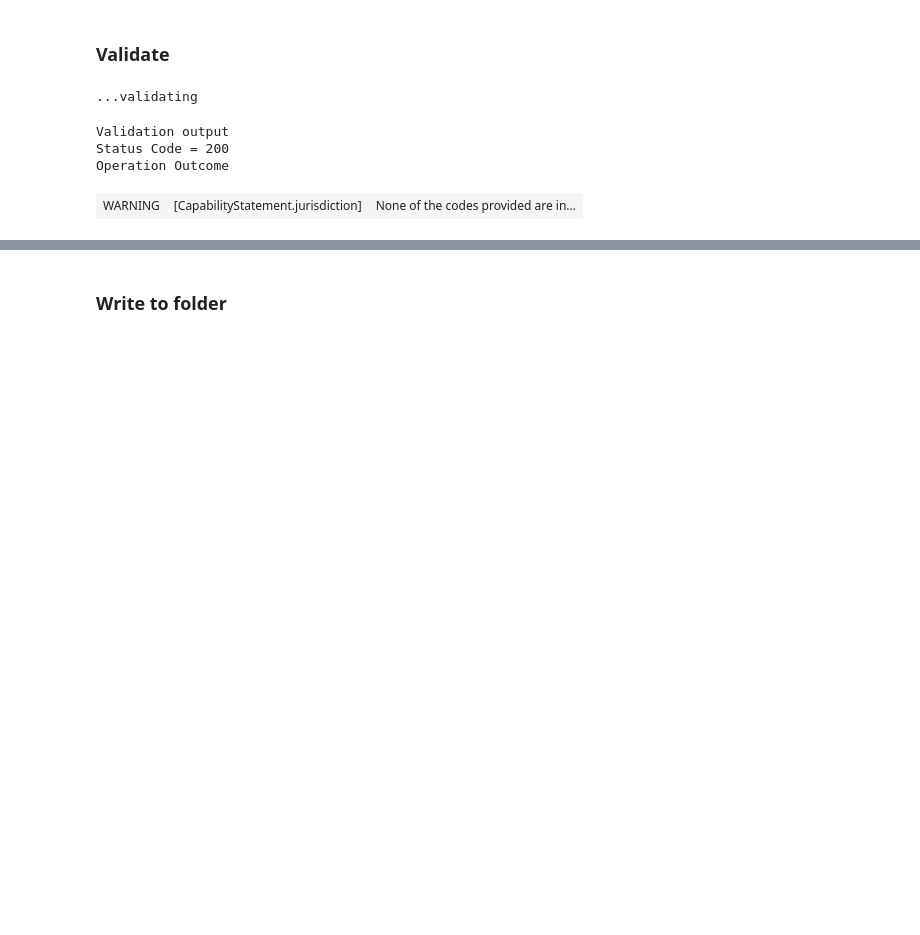
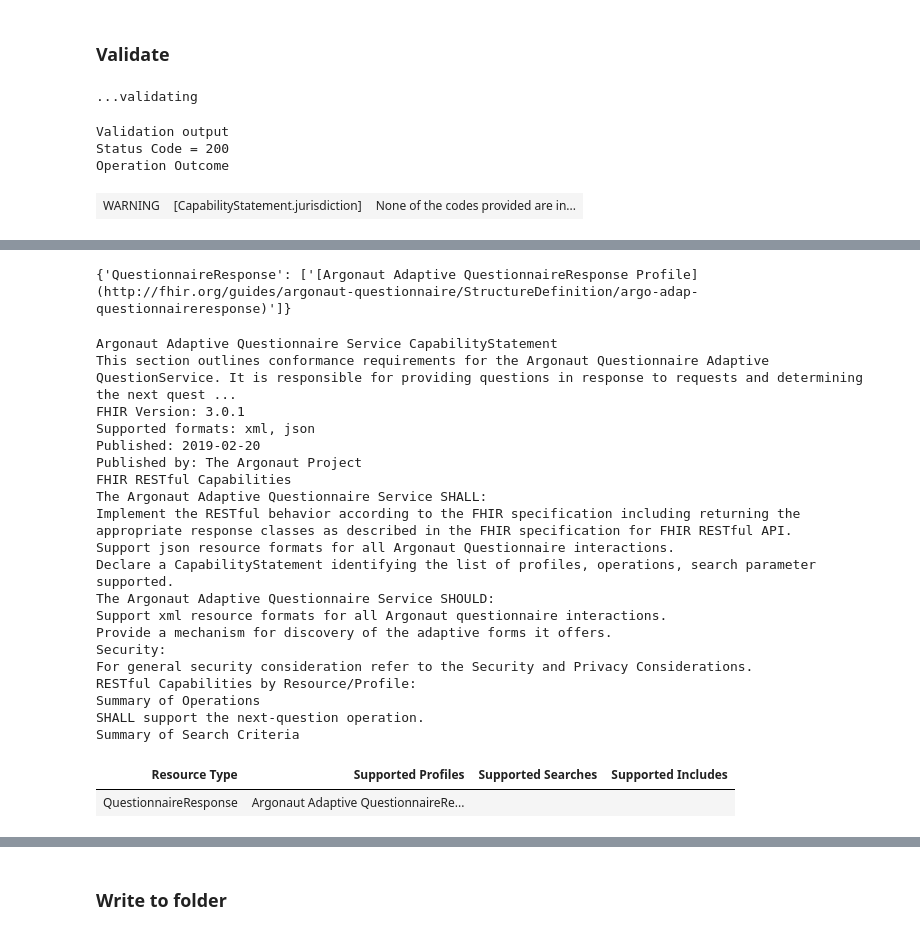
Before and after one commit to Healthedata1/MyNotebooks, a Jupyter notebook: CapStatement/CapStatement_Maker.ipynb, the cells around one changed output, grey strips where cells are left out. Cells and saved outputs as stored; diff of their text form; code cells hidden in the pictures; blank space fills up the shorter version.

```diff
--- a/CapStatement/CapStatement_Maker.ipynb
+++ b/CapStatement/CapStatement_Maker.ipynb
@@ -252,14 +274,23 @@ cs.as_json()
 # %%
-xls = ExcelFile(f'{in_path}{in_file[0]}.xlsx')
-df = read_excel(xls,'profiles',na_filter = False)
 
+p_map ={}
 cs.profile = []
 for p in df.itertuples(index=True):
-    print(p.Profile, p.Conformance)
-    ref = FR.FHIRReference(dict(reference = p.Profile))
+    print(p.Profile, p.Conformance, p.Name, p.Type)
+    try: # for mapping stu3 profiles to resources :-(
+        p_map[p.Type].append(f'[{p.Name}]({p.Profile})')
+    except KeyError:
+        p_map[p.Type]=[f'[{p.Name}]({p.Profile})']
+
+    ref = FR.FHIRReference(dict(
+        reference = p.Profile,
+        display = p.Name
+        ))
     ref.extension = get_conf(p.Conformance)
+
+
     cs.profile.append(ref)
 
 
-cs.as_json()
+pprint(p_map)
 # %% [output]
@@ -379,0 +397,60 @@ Operation Outcome
+# %%
+in_path = ''
+in_file = 'STU3capabilitystatement-server.xhtml'
+
+
+def markdown(text, *args, **kwargs):
+    return commonmark(text, *args, **kwargs)
+
+
+
+env = Environment(
+    loader=FileSystemLoader(searchpath = in_path),
+    autoescape=select_autoescape(['html','xml','xhtml','j2','md'])
+    )
+
+env.filters['markdown'] = markdown
+
+
+template = env.get_template(in_file)
+
+print(p_map)
+display(HTML(template.render(cs=cs, p_map=p_map)))
+rendered = template.render(cs=cs, p_map=p_map)
+#print(rendered)
+
+parser = etree.XMLParser(remove_blank_text=True)
+root = etree.fromstring(rendered, parser=parser)
+
+div = (etree.tostring(root[1][0], encoding='unicode', method='html'))
+narr = N.Narrative()
+narr.status = 'generated'
+narr.div = div
+cs.text = narr
+
+
+#print(dumps(cs.as_json(),indent=3))
+# %% [output]
+{'QuestionnaireResponse': ['[Argonaut Adaptive QuestionnaireResponse Profile](http://fhir.org/guides/argonaut-questionnaire/StructureDefinition/argo-adap-questionnaireresponse)']}
+Argonaut Adaptive Questionnaire Service CapabilityStatement
+This section outlines conformance requirements for the Argonaut Questionnaire Adaptive QuestionService. It is responsible for providing questions in response to requests and determining the next quest ...
+FHIR Version: 3.0.1
+Supported formats: xml, json
+Published: 2019-02-20
+Published by: The Argonaut Project
+FHIR RESTful Capabilities
+The Argonaut Adaptive Questionnaire Service SHALL:
+Implement the RESTful behavior according to the FHIR specification including returning the appropriate response classes as described in the FHIR specification for FHIR RESTful API.
+Support json resource formats for all Argonaut Questionnaire interactions.
+Declare a CapabilityStatement identifying the list of profiles, operations, search parameter supported.
+The Argonaut Adaptive Questionnaire Service SHOULD:
+Support xml resource formats for all Argonaut questionnaire interactions.
+Provide a mechanism for discovery of the adaptive forms it offers.
+Security:
+For general security consideration refer to the Security and Privacy Considerations.
+RESTful Capabilities by Resource/Profile:
+Summary of Operations
+SHALL support the next-question operation.
+Summary of Search Criteria
+| Resource Type | Supported Profiles | Supported Searches | Supported Includes |
+| QuestionnaireResponse | Argonaut Adaptive QuestionnaireRe... |  |  |
```
Also changed, not shown: parts of 23 cells of this notebook, 8 other files.
